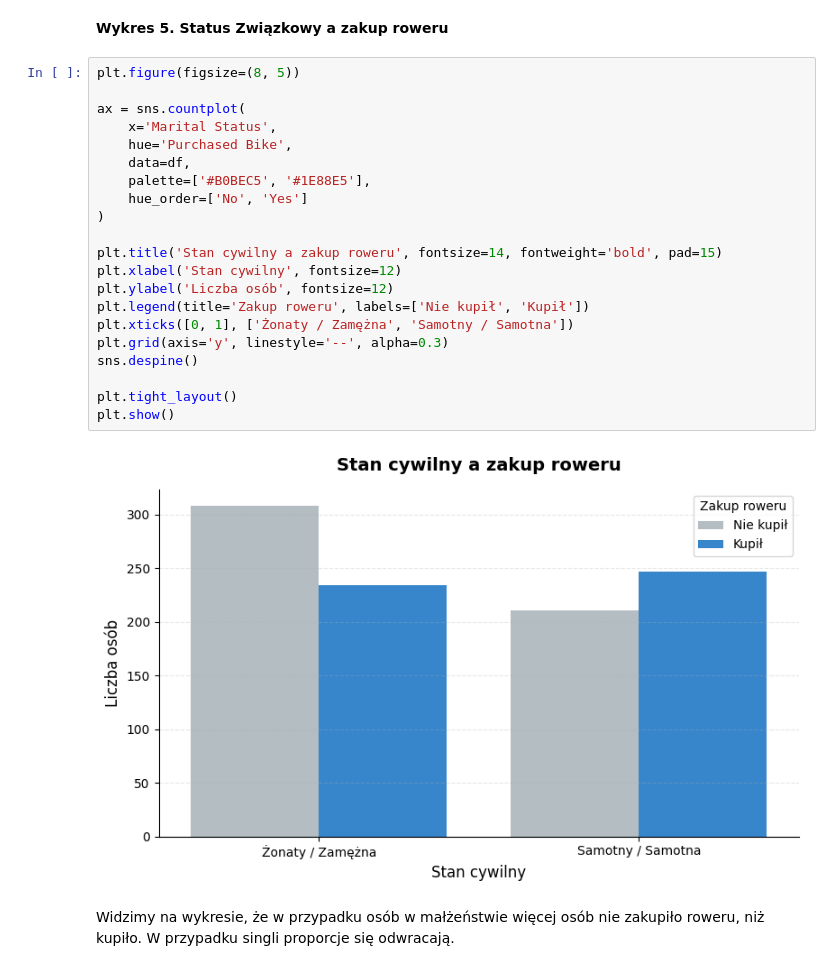
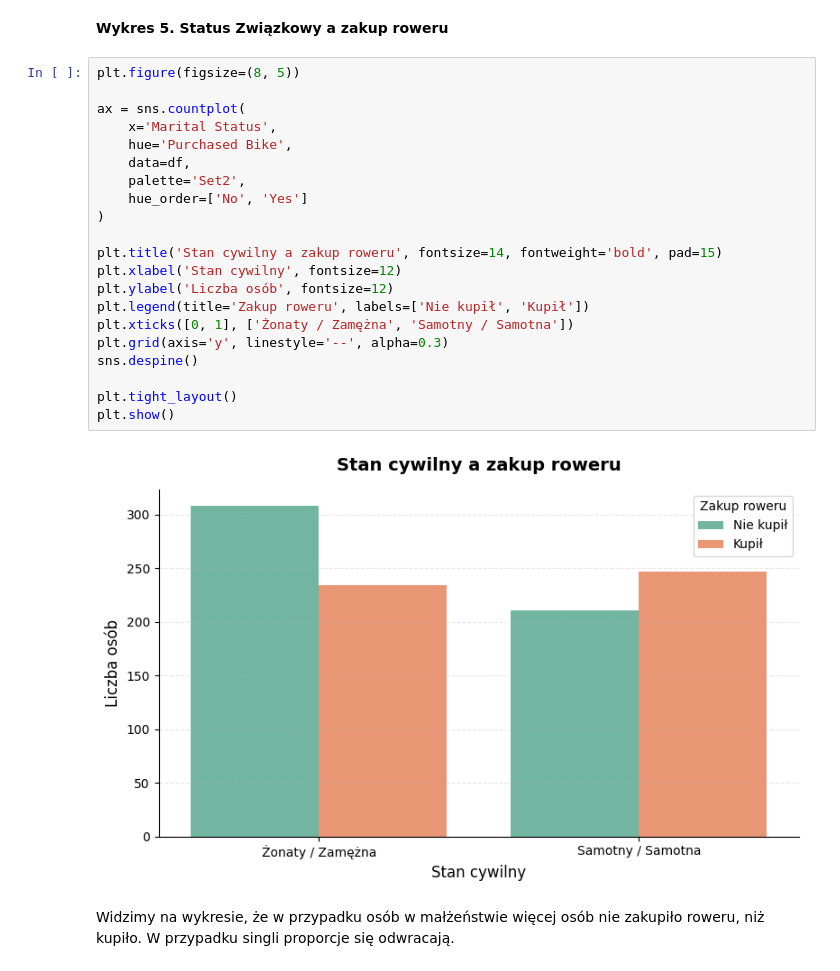
Before and after one commit to turekzuzanna32-05/Projekt---Rowery, a Jupyter notebook: 2. Wizualizacja.ipynb, the cells around one changed output. Saved outputs shown, nothing was run; the diff lists cells and outputs as text.

```diff
--- a/2. Wizualizacja.ipynb
+++ b/2. Wizualizacja.ipynb
@@ -95,26 +95,26 @@ Region zamieszkania ma wpływ na decyzję o zakupie roweru. Może to wynikać z
 # %%
 plt.figure(figsize=(8, 5))
 
 ax = sns.countplot(
     x='Marital Status',
     hue='Purchased Bike',
     data=df,
-    palette=['#B0BEC5', '#1E88E5'],
+    palette='Set2',
     hue_order=['No', 'Yes']
 )
 
 plt.title('Stan cywilny a zakup roweru', fontsize=14, fontweight='bold', pad=15)
 plt.xlabel('Stan cywilny', fontsize=12)
 plt.ylabel('Liczba osób', fontsize=12)
 plt.legend(title='Zakup roweru', labels=['Nie kupił', 'Kupił'])
 plt.xticks([0, 1], ['Żonaty / Zamężna', 'Samotny / Samotna'])
 plt.grid(axis='y', linestyle='--', alpha=0.3)
 sns.despine()
 
 plt.tight_layout()
 plt.show()
 # %% [output]
-[figure, old version]
+[figure, new version]
 # %% [markdown]
 Widzimy na wykresie, że w przypadku osób w małżeństwie więcej osób nie zakupiło roweru, niż kupiło. W przypadku singli proporcje się odwracają.
 # %% [markdown]
```
Also changed, not shown: 3 other files.
